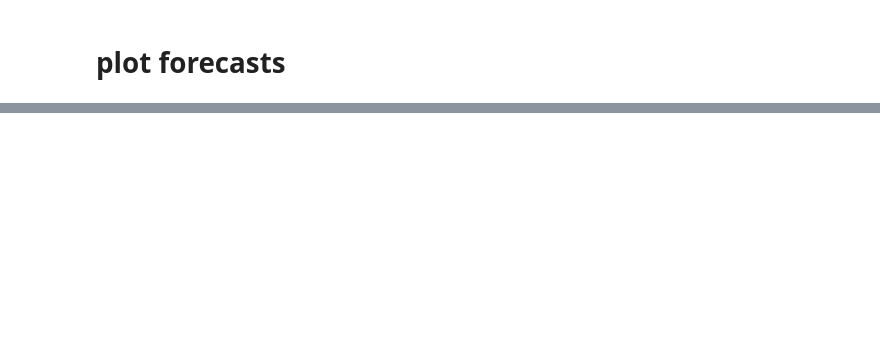
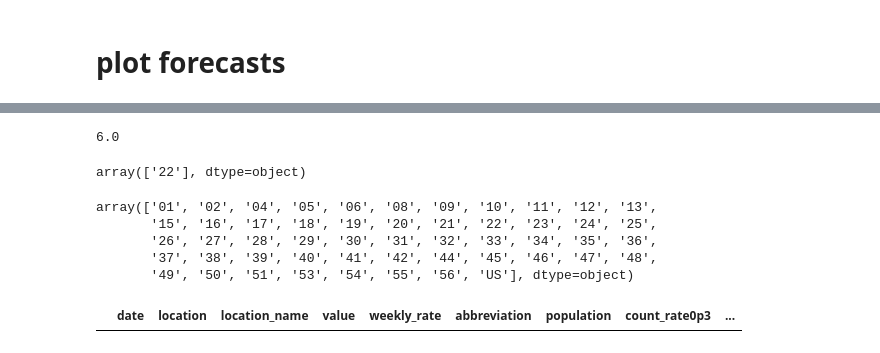
Before and after one commit to jessica-davis/epistorm-ensemble, a Jupyter notebook: epistorm-ensemble-submission.ipynb, the cells around one changed output, grey strips where cells are left out. Cells and saved outputs as stored; diff of their text form; code cells hidden in the pictures; blank space fills up the shorter version.

```diff
--- a/epistorm-ensemble-submission.ipynb
+++ b/epistorm-ensemble-submission.ipynb
@@ -638,0 +625,21 @@ plt.show()
+# %%
+.75*8
+# %% [output]
+6.0
+# %%
+surv[surv.location_name=='Louisiana'].location.unique()
+# %% [output]
+array(['22'], dtype=object)
+# %%
+preds.location.unique()
+# %% [output]
+array(['01', '02', '04', '05', '06', '08', '09', '10', '11', '12', '13',
+       '15', '16', '17', '18', '19', '20', '21', '22', '23', '24', '25',
+       '26', '27', '28', '29', '30', '31', '32', '33', '34', '35', '36',
+       '37', '38', '39', '40', '41', '42', '44', '45', '46', '47', '48',
+       '49', '50', '51', '53', '54', '55', '56', 'US'], dtype=object)
+# %%
+surv[(surv.location=='22') & (surv.date>=pd.to_datetime('2025-11-15'))]
+    #ax[r,c].plot(d.date,d['value'],'.-',color='k',label='Weekly incident hosp')
+# %% [output]
+|  | date | location | location_name | value | weekly_rate | abbreviation | population | count_rate0p3 | ... |
```
Also changed, not shown: parts of 15 cells of this notebook, 34 other files.
